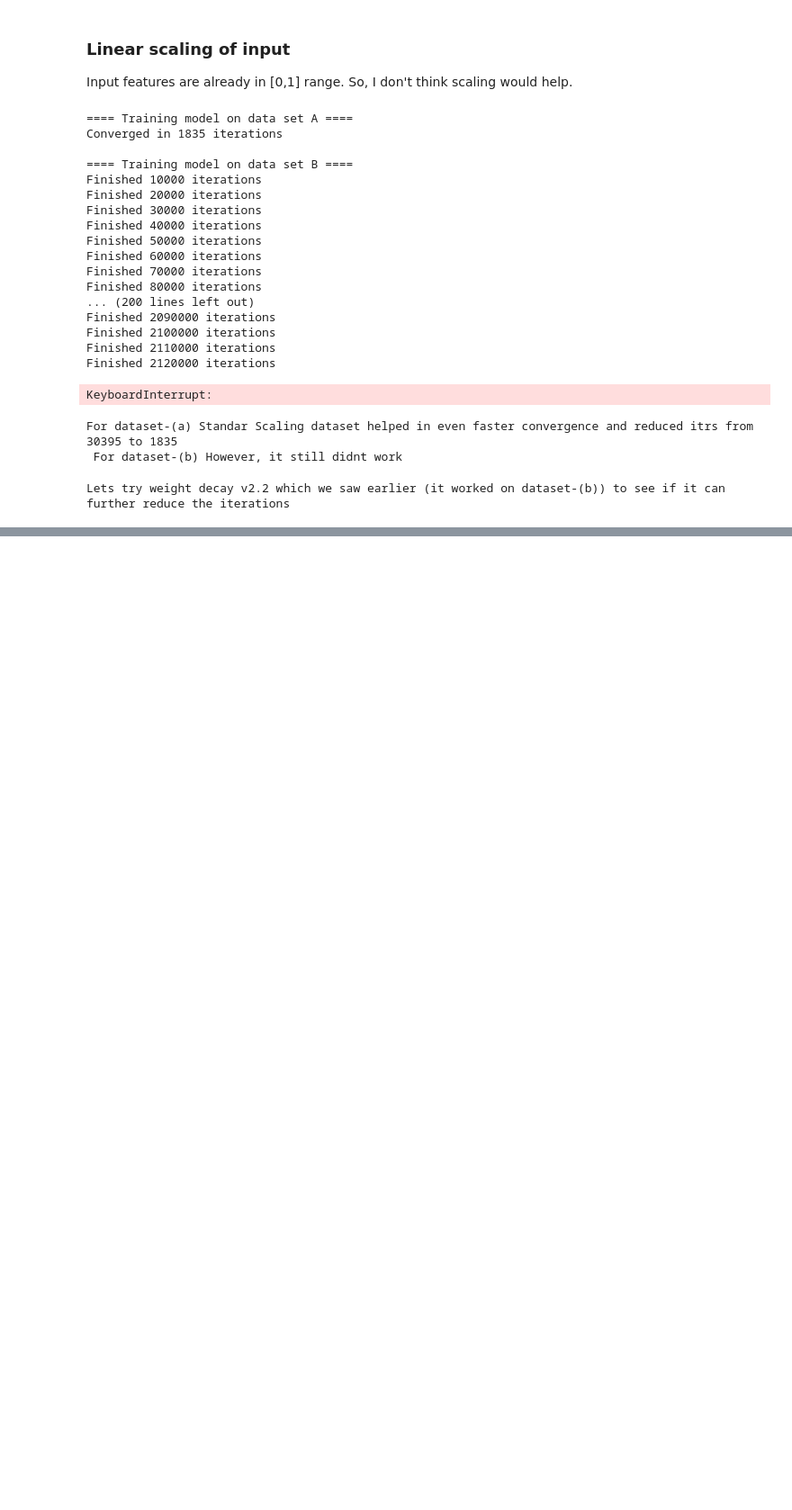
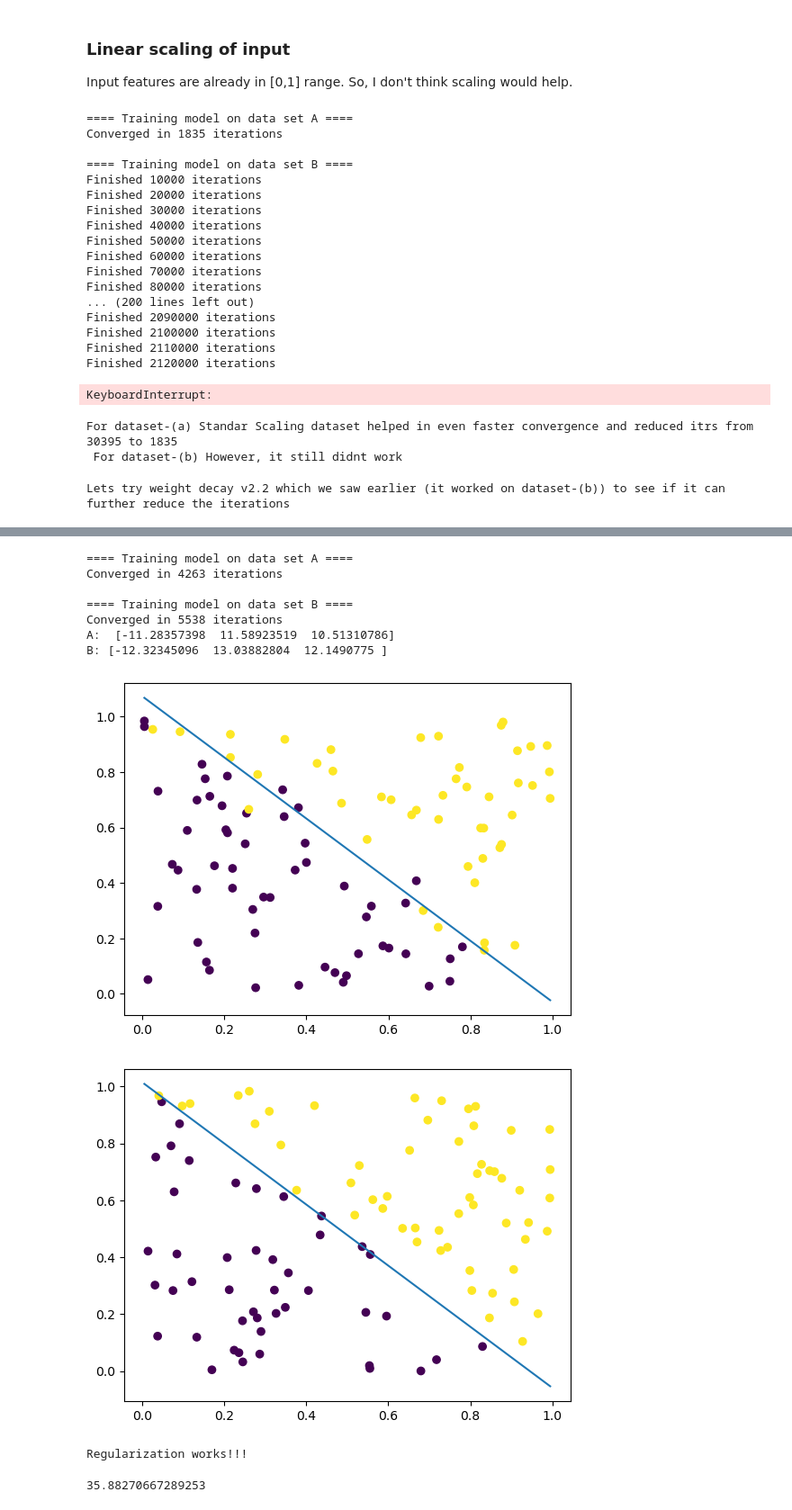
Before and after one commit to mgupta70/CS229_ML_2018, a Jupyter notebook: PS2/PS2_Q1.ipynb, the cells around one changed output, grey strips where cells are left out. Shown: that part at 90% size. Drawn from its saved outputs; the diff is of its cells as text; code cells hidden in the pictures; blank space fills up the shorter version.

```diff
--- a/PS2/PS2_Q1.ipynb
+++ b/PS2/PS2_Q1.ipynb
@@ -454,2 +458,67 @@ B: [ 3.22830001 55.97681967 52.99805478]
 [figure]
 [figure]
+# %%
+# add regularization to loss
+def calc_grad(X, Y, theta):
+    """Compute the gradient of the loss with respect to theta."""
+    m, n = X.shape
+    lambdaa = 1e-4
+
+    margins = Y * X.dot(theta)
+    probs = 1. / (1 + np.exp(margins))
+    grad = -(1./m) * (X.T.dot(probs * Y)) + 2*lambdaa*theta # after differentiating theta**2
+
+    return grad
+
+def logistic_regression(X, Y):
+    """Train a logistic regression model."""
+    m, n = X.shape
+    theta = np.zeros(n)
+    learning_rate = 10
+
+    i = 0
+    while True:
+        i += 1
+        prev_theta = theta
+        grad = calc_grad(X, Y, theta)
+        theta = theta - learning_rate * grad
+        if i % 10000 == 0:
+            print('Finished %d iterations' % i)
+        if np.linalg.norm(prev_theta - theta) < 1e-15:
+            print('Converged in %d iterations' % i)
+            break
+    return theta
+
+print('==== Training model on data set A ====')
+Xa, Ya = util.load_csv('data/ds1_a.csv', add_intercept=True)
+theta_a = logistic_regression(Xa, Ya)
+
+print('\n==== Training model on data set B ====')
+Xb, Yb = util.load_csv('data/ds1_b.csv', add_intercept=True)
+theta_b = logistic_regression(Xb, Yb)
+
+print('A: ', theta_a)
+
+plot_data(Xa,Ya,theta_a)
+
+print('B:', theta_b)
+
+plot_data(Xb,Yb,theta_b)
+# %% [output]
+==== Training model on data set A ====
+Converged in 4263 iterations
+
+==== Training model on data set B ====
+Converged in 5538 iterations
+A:  [-11.28357398  11.58923519  10.51310786]
+B: [-12.32345096  13.03882804  12.1490775 ]
+[figure, added]
+[figure, added]
+# %%
+print('Regularization works!!!')
+# %% [output]
+Regularization works!!!
+# %%
+np.linalg.norm(theta_a)
+# %% [output]
+35.88270667289253
```
Also changed, not shown: parts of 9 cells of this notebook.
